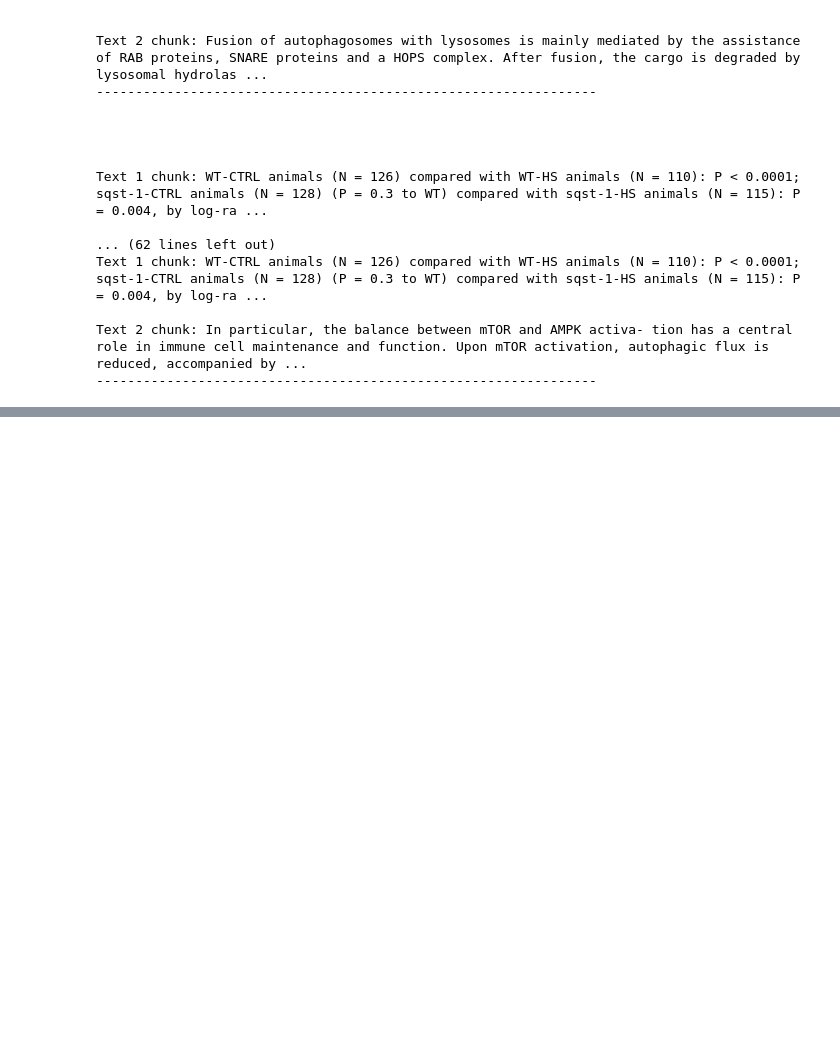
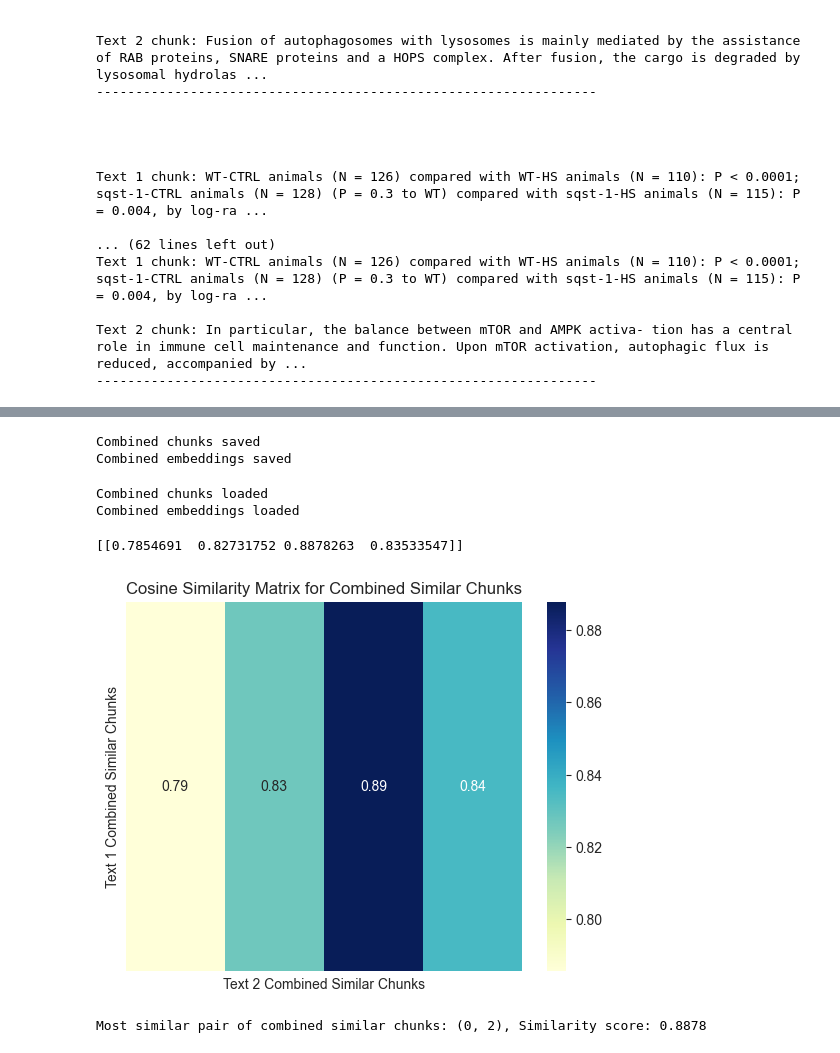
Before and after one commit to punitarani/buff, a Jupyter notebook: notebooks/Citation Embedding Analysis.ipynb, the cells around one changed output, grey strips where cells are left out. Drawn from its saved outputs; the diff is of its cells as text; code cells hidden in the pictures; blank space fills up the shorter version.

```diff
--- a/notebooks/Citation Embedding Analysis.ipynb
+++ b/notebooks/Citation Embedding Analysis.ipynb
@@ -291,0 +405,71 @@ Text 2 chunk: In particular, the balance between mTOR and AMPK activa- tion has
+# %%
+from buff.llm.embed import embed_texts
+
+text_1_similar_texts = [" ".join([text_1_chunks[ci] for ci in chunk]) for chunk in text_1_similar_chunks]
+text_2_similar_texts = [" ".join([text_2_chunks[ci] for ci in chunk]) for chunk in text_2_similar_chunks]
+
+# # Embed the combined similar chunks
+# text_1_combined_embeddings = await embed_texts(text_1_similar_texts)
+# text_2_combined_embeddings = await embed_texts(text_2_similar_texts)
+#
+# # Save the combined similar chunks
+# with open("combined_chunks.json", "w", encoding="utf-8") as f:
+#     f.write(json.dumps({
+#         "paper_1": text_1_similar_texts,
+#         "paper_2": text_1_similar_texts
+#     }))
+#     print("Combined chunks saved")
+#
+# # Save the combined embeddings
+# with open("combined_embeddings.json", "w", encoding="utf-8") as f:
+#     f.write(json.dumps({
+#         "paper_1": text_1_combined_embeddings,
+#         "paper_2": text_2_combined_embeddings
+#     }))
+#     print("Combined embeddings saved")
+# %% [output]
+Combined chunks saved
+Combined embeddings saved
+# %%
+# Load the combined similar chunks
+with open("combined_chunks.json", "r", encoding="utf-8") as f:
+    combined_chunks = json.load(f)
+    text_1_similar_chunks = combined_chunks["paper_1"]
+    text_2_similar_chunks = combined_chunks["paper_2"]
+    print("Combined chunks loaded")
+
+# Load the combined embeddings
+with open("combined_embeddings.json", "r", encoding="utf-8") as f:
+    combined_embeddings = json.load(f)
+    text_1_combined_embeddings = combined_embeddings["paper_1"]
+    text_2_combined_embeddings = combined_embeddings["paper_2"]
+    print("Combined embeddings loaded")
+# %% [output]
+Combined chunks loaded
+Combined embeddings loaded
+# %%
+# Create a cosine similarity matrix for the combined similar chunks
+combined_similarity_matrix = cosine_similarity(text_1_combined_embeddings, text_2_combined_embeddings)
+print(combined_similarity_matrix)
+# %% [output]
+[[0.7854691  0.82731752 0.8878263  0.83533547]]
+# %%
+# Print a heatmap of the combined similarity matrix
+import matplotlib.pyplot as plt
+import seaborn as sns
+
+sns.heatmap(combined_similarity_matrix, annot=True, cmap="YlGnBu", xticklabels=False, yticklabels=False)
+plt.title("Cosine Similarity Matrix for Combined Similar Chunks")
+plt.xlabel("Text 2 Combined Similar Chunks")
+plt.ylabel("Text 1 Combined Similar Chunks")
+plt.show()
+# %% [output]
+[figure, added]
+# %%
+# Print the most similar pairs of combined similar chunks
+most_similar_indices = np.unravel_index(combined_similarity_matrix.argmax(), combined_similarity_matrix.shape)
+most_similar_score = combined_similarity_matrix[most_similar_indices]
+
+print(f"Most similar pair of combined similar chunks: {most_similar_indices}, Similarity score: {most_similar_score:.4f}")
+# %% [output]
+Most similar pair of combined similar chunks: (0, 2), Similarity score: 0.8878
```
Also changed, not shown: parts of 12 cells of this notebook.
